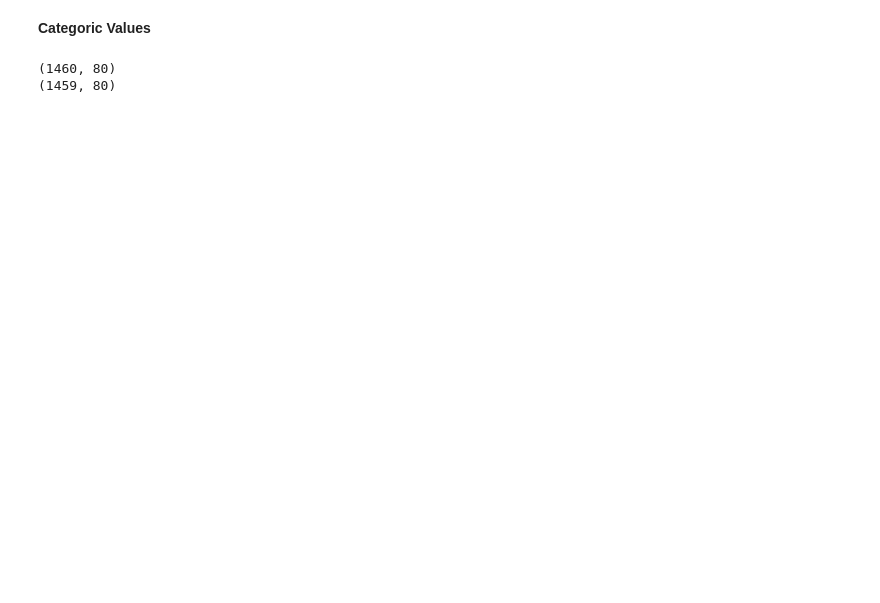
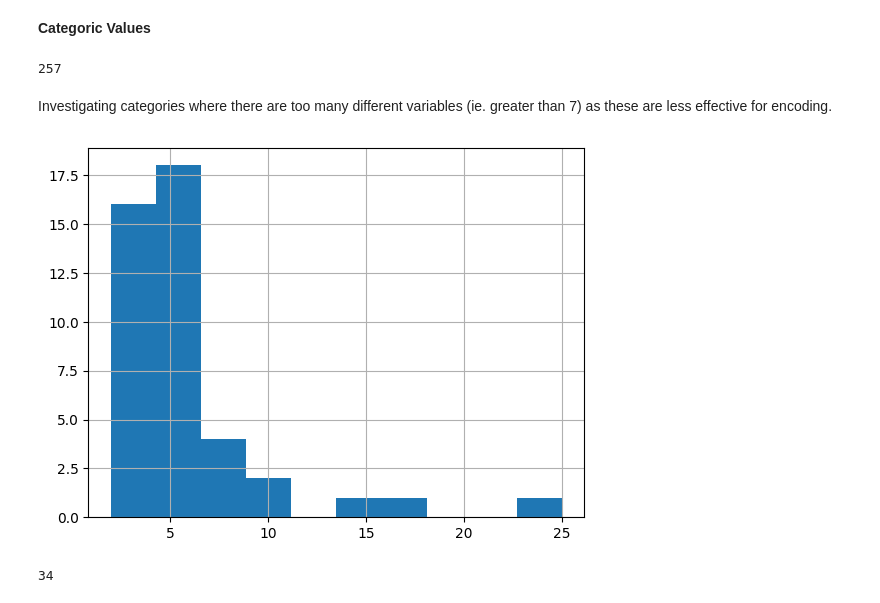
Before and after one commit to Cguiver26/House_Kaggle, a Jupyter notebook: House Kaggle.ipynb, the cells around one changed output. Saved outputs shown, nothing was run; the diff lists cells and outputs as text; code cells hidden in the pictures; blank space fills up the shorter version.

```diff
--- a/House Kaggle.ipynb
+++ b/House Kaggle.ipynb
@@ -106,12 +108,11 @@ sns.heatmap(X.isnull(), cbar=False)
 [figure]
 # %% [markdown]
 PoolQC,MiscFeature and Alley missing values are actually where there are no alley or pool etc. so this can be added as this.
-# %%
-for value in ['PoolQC','MiscFeature','Alley','Fence','FireplaceQu']:
-    X[value].fillna('NA',inplace=True)
-    X[value].fillna('NA',inplace=True)
-    test[value].fillna('NA',inplace=True)
-    test[value].fillna('NA',inplace=True)
+# %%
+features=['PoolQC','MiscFeature','Alley','Fence','FireplaceQu']
+for i in features:
+    X[i].replace(np.nan, "NA", inplace=True)
+    test[i].replace(np.nan, "NA", inplace=True)
 # %%
 X.isnull().sum().sort_values(ascending=False)
 # %% [output]
@@ -148,12 +162,14 @@ dtype: int64
 # %% [markdown]
 __Categoric Values__
-# %%
-categoric_values=X.select_dtypes(include='object').nunique()
-categoric_values_large=categoric_values[categoric_values>=7].sort_values(ascending=False)
-X.drop(categoric_values_large)
-test.drop(categoric_values_large)
-print(X.shape)
-print(test.shape)
-# %% [output]
-(1460, 80)
-(1459, 80)
+# %%
+feat_categorical_nunique = X.select_dtypes(include='object').nunique()
+# %%
+feat_categorical_nunique.sum()
+# %% [output]
+257
+# %% [markdown]
+Investigating categories where there are too many different variables (ie. greater than 7) as these are less effective for encoding.
+# %%
+feat_categorical_nunique.hist();
+# %% [output]
+[figure, added]
@@ -159,0 +178,4 @@ print(test.shape)
+# %%
+len(categoric_values_small)
+# %% [output]
+34
```
Also changed, not shown: parts of 50 cells of this notebook.
